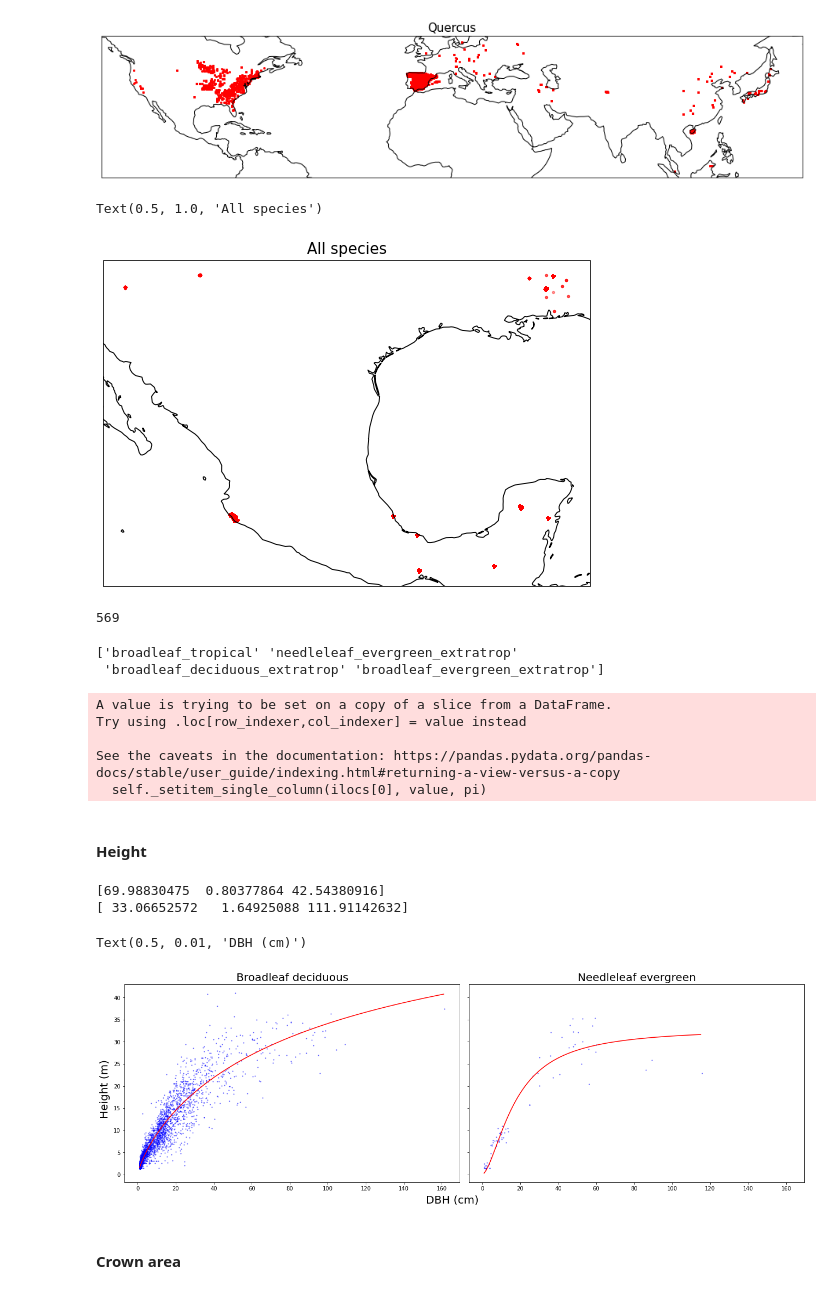
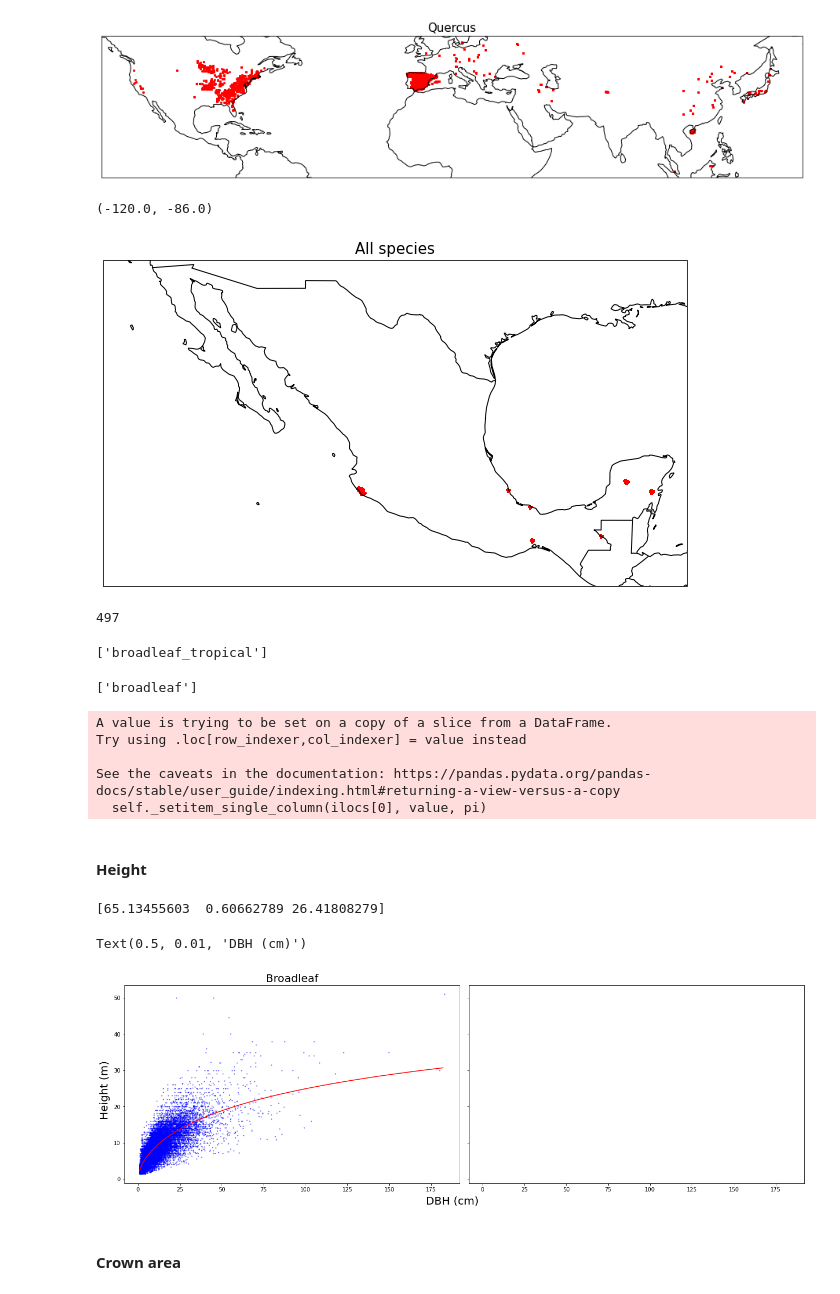
Before and after one commit to JessicaNeedham/FATES-plotting-scripts, a Jupyter notebook: FATES-MRV-allometry.ipynb, the cells around one changed output. Drawn from its saved outputs; the diff is of its cells as text; code cells hidden in the pictures.

```diff
--- a/FATES-MRV-allometry.ipynb
+++ b/FATES-MRV-allometry.ipynb
@@ -438,39 +461,54 @@ Text(0.5, 1.0, 'Quercus')
 [figure]
 # %%
 # Define the bounding box coordinates for Mexico
-north_lat = 32.71
-south_lat = 14.56
-west_lon = -117.12
-east_lon = -86.71
+north_lat = 30.
+south_lat = 14.
+west_lon = -120.
+east_lon = -86.
 
 # Filter the DataFrame to include only coordinates within the bounding box
 df_tallo_mx = df_tallo[
     (df_tallo['latitude'] >= south_lat) &
     (df_tallo['latitude'] <= north_lat) &
     (df_tallo['longitude'] >= west_lon) &
     (df_tallo['longitude'] <= east_lon)
 ]
 
 fig1, ((f1ax0)) = plt.subplots(nrows=1, ncols=1,  subplot_kw={'projection': ccrs.PlateCarree()},
                                                    figsize=(16,6))
 
 f1ax0.scatter(df_tallo_mx.longitude, df_tallo_mx.latitude, color='red', s=5, marker='o',  alpha=0.4, transform=ccrs.PlateCarree())
 f1ax0.coastlines()
+f1ax0.add_feature(cf.BORDERS)
 f1ax0.set_title('All species', fontsize=15)
+f1ax0.set_ylim(14, 33)
+f1ax0.set_xlim(-120, -86)
 # %% [output]
-Text(0.5, 1.0, 'All species')
+(-120.0, -86.0)
-[figure, old version]
+[figure, new version]
 # %%
 len(df_tallo_mx['species'].unique())
 # %% [output]
-569
+497
+# %%
+print(df_tallo_mx['PFT_tallo'].unique())
+# %% [output]
+['broadleaf_tropical']
 # %%
-# Let's assume all broadleaf are deciduous and all needleleaf are evergreen
+# Divide into needleleaf and broadleaf -  regardless of deciduous/evergreen and extratropical/tropical
 def condition(x) :
-    if x == 'broadleaf_extratrop':
-        return 'broadleaf_deciduous_extratrop'
+    if x == 'broadleaf_tropical':
+        return 'broadleaf'
+    elif x == 'needleleaf_evergreen_extratrop':
+        return 'needleleaf'
     elif x == 'needleleaf_extratrop':
-        return 'needleleaf_evergreen_extratrop'
+        return 'needleleaf'
+    elif x == 'broadleaf_extratrop':
+        return 'broadleaf'
+    elif x == 'broadleaf_deciduous_extratrop':
+        return 'broadleaf'
+    elif x == 'broadleaf_evergreen_extratrop':
+        return 'broadleaf'
     else :
         return x
 
@@ -478,8 +516,7 @@ df_tallo_mx.loc[:,('PFT_tallo')] = df_tallo_mx.loc[:,('PFT_tallo')].apply(condit
 
 print(df_tallo_mx['PFT_tallo'].unique())
 # %% [output]
-['broadleaf_tropical' 'needleleaf_evergreen_extratrop'
- 'broadleaf_deciduous_extratrop' 'broadleaf_evergreen_extratrop']
+['broadleaf']
 A value is trying to be set on a copy of a slice from a DataFrame.
 Try using .loc[row_indexer,col_indexer] = value instead
 
@@ -488,17 +525,17 @@ See the caveats in the documentation: https://pandas.pydata.org/pandas-docs/stab
 # %% [markdown]
 #### Height
 # %%
-titles = ['Broadleaf deciduous', 'Needleleaf evergreen']
+titles = ['Broadleaf']
 initial_guess = [58.0, 0.73, 21.8]
 
 
 fig, axs = plt.subplots(nrows=1, ncols=2, figsize=(18,6), sharex=True, sharey=True, constrained_layout=True)
 
-for i  in range(0,2):
+for i  in range(0,1):
     if i == 0:
-        df =  df_tallo_mx[df_tallo_mx['PFT_tallo'] == 'broadleaf_deciduous_extratrop']
+        df =  df_tallo_mx[df_tallo_mx['PFT_tallo'] == 'broadleaf']
     elif i == 1:
-        df =  df_tallo_mx[df_tallo_mx['PFT_tallo'] == 'needleleaf_evergreen_extratrop']
+        df =  df_tallo_mx[df_tallo_mx['PFT_tallo'] == 'needleleaf']
 
 
     df =  df.dropna(subset=['height', 'dbh'])
@@ -521,10 +558,9 @@ for i  in range(0,2):
 fig.supylabel('Height (m)', fontsize=20)
 fig.supxlabel('DBH (cm)', fontsize=20)
 # %% [output]
-[69.98830475  0.80377864 42.54380916]
-[ 33.06652572   1.64925088 111.91142632]
+[65.13455603  0.60662789 26.41808279]
 Text(0.5, 0.01, 'DBH (cm)')
-[figure, old version]
+[figure, new version]
 # %% [markdown]
 #### Crown area
 # %%
```
Also changed, not shown: parts of 8 cells of this notebook.
